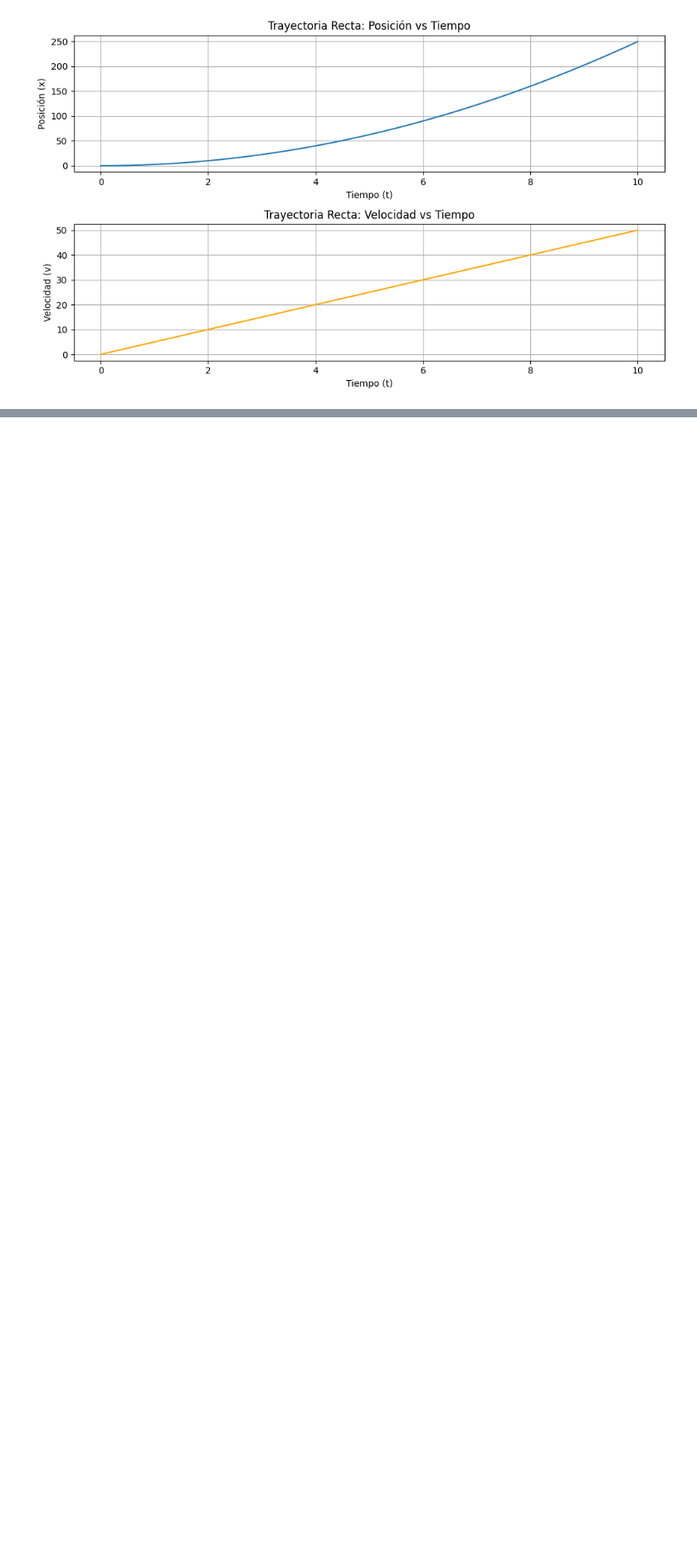
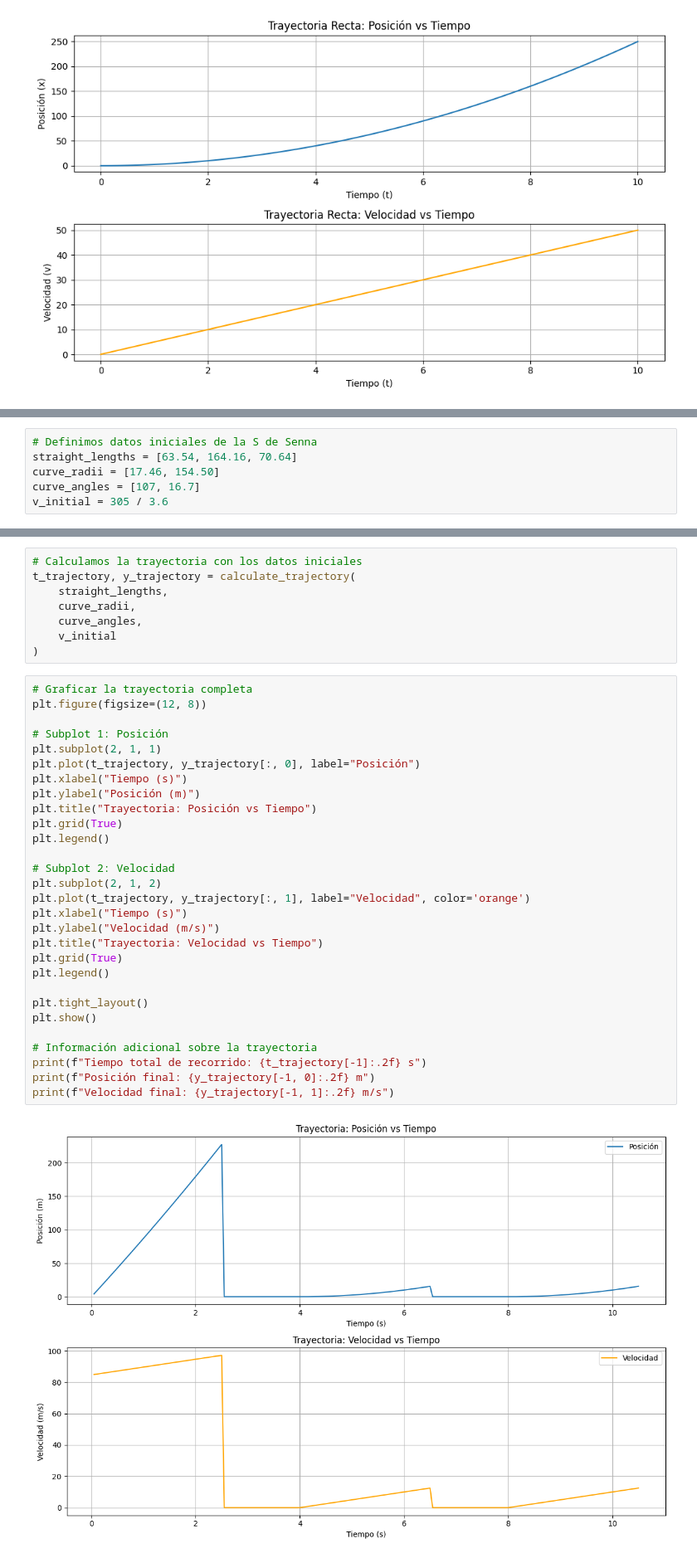
Before and after one commit to ricardolcvuba/tp_modelacion_grupo09, a Jupyter notebook: tp_modelacion.ipynb, the cells around one changed output, grey strips where cells are left out. Shown: that part at 83% size. Saved outputs shown, nothing was run; the diff lists cells and outputs as text; blank space fills up the shorter version.

Commit message:
agg función de cálculo de trayectoria

```diff
--- a/tp_modelacion.ipynb
+++ b/tp_modelacion.ipynb
@@ -148,0 +160,6 @@ plt.show()
+# %%
+# Definimos datos iniciales de la S de Senna
+straight_lengths = [63.54, 164.16, 70.64]
+curve_radii = [17.46, 154.50]
+curve_angles = [107, 16.7]
+v_initial = 305 / 3.6
@@ -148,0 +219,39 @@ plt.show()
+# %%
+# Calculamos la trayectoria con los datos iniciales
+t_trajectory, y_trajectory = calculate_trajectory(
+    straight_lengths,
+    curve_radii,
+    curve_angles,
+    v_initial
+)
+# %%
+# Graficar la trayectoria completa
+plt.figure(figsize=(12, 8))
+
+# Subplot 1: Posición
+plt.subplot(2, 1, 1)
+plt.plot(t_trajectory, y_trajectory[:, 0], label="Posición")
+plt.xlabel("Tiempo (s)")
+plt.ylabel("Posición (m)")
+plt.title("Trayectoria: Posición vs Tiempo")
+plt.grid(True)
+plt.legend()
+
+# Subplot 2: Velocidad
+plt.subplot(2, 1, 2)
+plt.plot(t_trajectory, y_trajectory[:, 1], label="Velocidad", color='orange')
+plt.xlabel("Tiempo (s)")
+plt.ylabel("Velocidad (m/s)")
+plt.title("Trayectoria: Velocidad vs Tiempo")
+plt.grid(True)
+plt.legend()
+
+plt.tight_layout()
+plt.show()
+
+# Información adicional sobre la trayectoria
+print(f"Tiempo total de recorrido: {t_trajectory[-1]:.2f} s")
+print(f"Posición final: {y_trajectory[-1, 0]:.2f} m")
+print(f"Velocidad final: {y_trajectory[-1, 1]:.2f} m/s")
+# %% [output]
+[figure, added]
```
Also changed, not shown: parts of 8 cells of this notebook.
